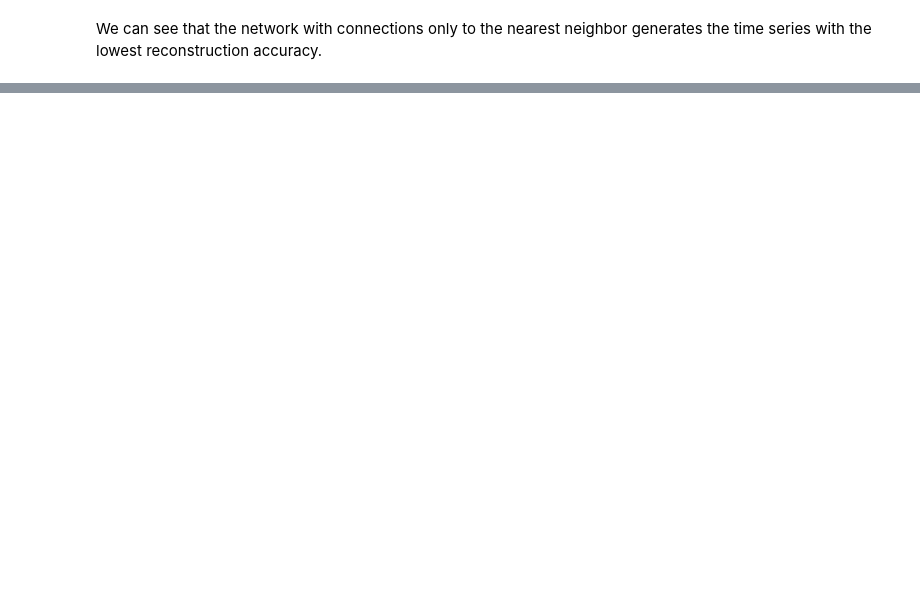
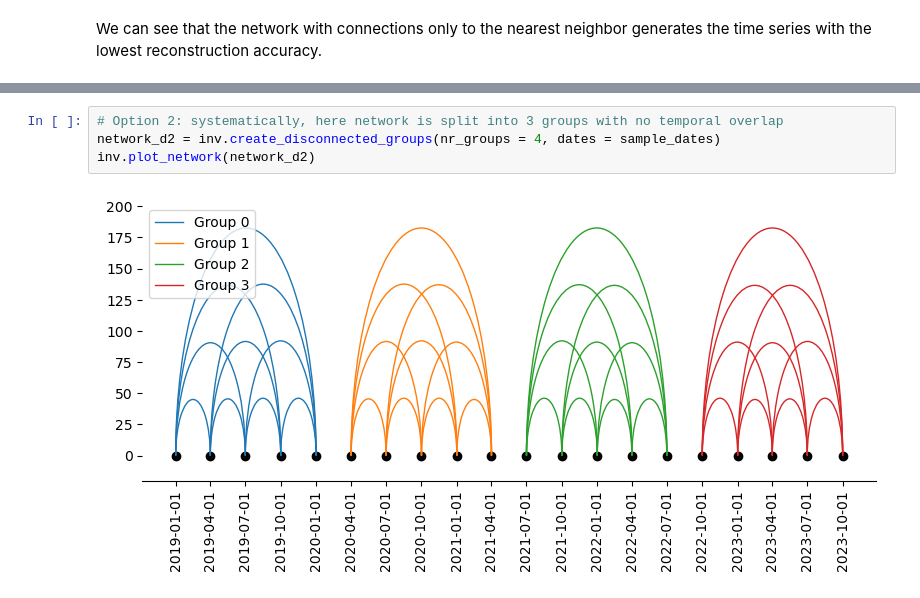
Before and after one commit to UP-RS-ESP/timeseries_inversion, a Jupyter notebook: timeseries_inversion_sparse_and_disconnected_networks.ipynb, the cells around one changed output, grey strips where cells are left out. Cells and saved outputs as stored; diff of their text form; blank space fills up the shorter version.

```diff
--- a/timeseries_inversion_sparse_and_disconnected_networks.ipynb
+++ b/timeseries_inversion_sparse_and_disconnected_networks.ipynb
@@ -80,0 +92,6 @@ We can see that the network with connections only to the nearest neighbor genera
+# %%
+# Option 2: systematically, here network is split into 3 groups with no temporal overlap
+network_d2 = inv.create_disconnected_groups(nr_groups = 4, dates = sample_dates)
+inv.plot_network(network_d2)
+# %% [output]
+[figure, added]
```
Also changed, not shown: parts of 7 cells of this notebook, 2 other files.
